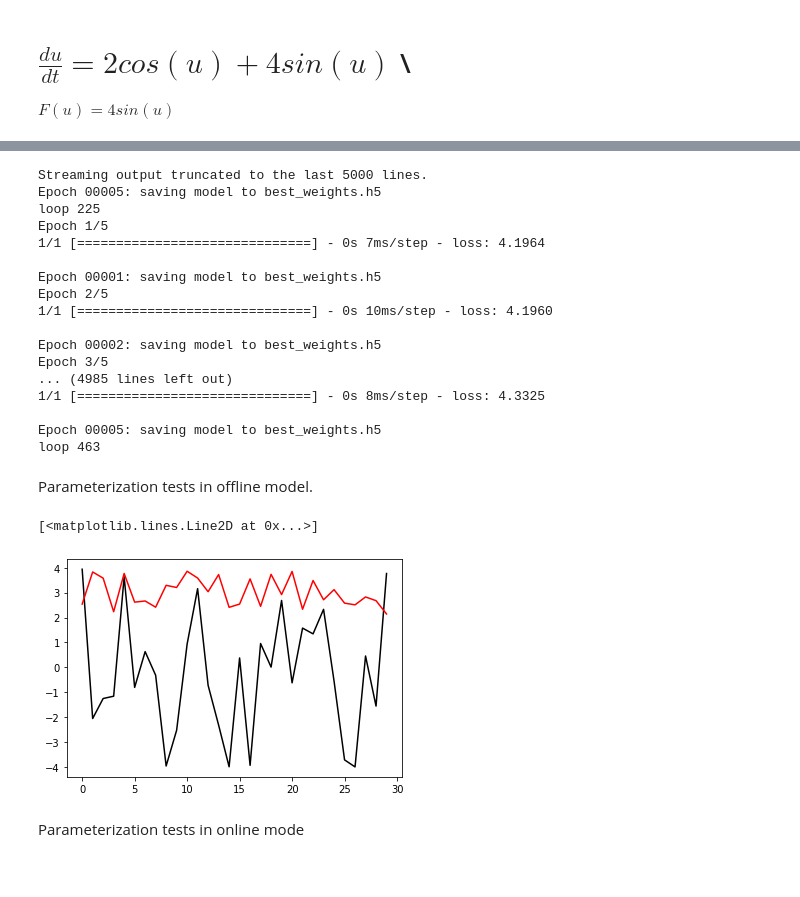
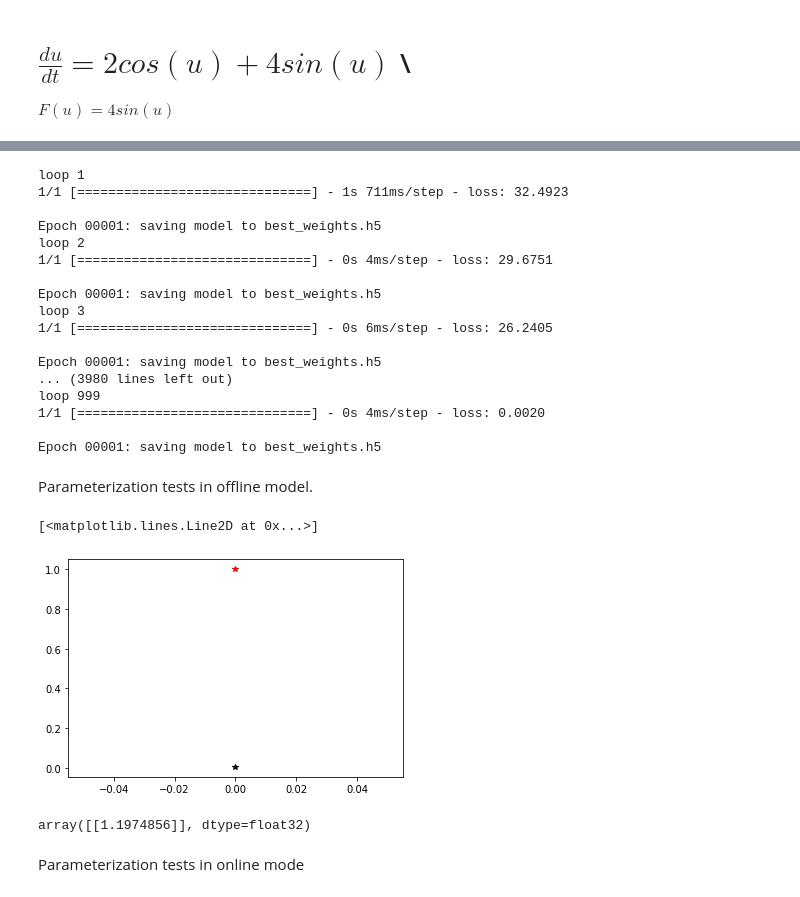
Before and after one commit to ashesh6810/gravity-waves-parametrization, a Jupyter notebook: solver_in_the_loop_training.ipynb, the cells around one changed output, grey strips where cells are left out. Cells and saved outputs as stored; diff of their text form; code cells hidden in the pictures.

```diff
--- a/solver_in_the_loop_training.ipynb
+++ b/solver_in_the_loop_training.ipynb
@@ -53,7 +70,7 @@ from keras.callbacks import History
 history = History()
 
 ###########
-trainN=900
+trainN=1000
 train_input = u[:,0:trainN]
 ##############
 def swish(x):
@@ -62,13 +79,16 @@ def swish(x):
 
 
 input_shape =np.size(u,0)
-hidden_size=30
-input_data = Input(shape=(30,))
-x = Dense(hidden_size, activation=swish)(input_data)
-x = Dense(hidden_size, activation=swish)(x)
-x = Dense(hidden_size, activation=swish)(x)
-x = Dense(hidden_size, activation=swish)(x)
-x = Dense(30, activation=None)(x)
+hidden_size=100
+input_data = Input(shape=(input_shape,))
+x = Dense(hidden_size, activation='relu')(input_data)
+x = Dense(hidden_size, activation='relu')(x)
+x = Dense(hidden_size, activation='relu')(x)
+x = Dense(hidden_size, activation='relu')(x)
+x = Dense(hidden_size, activation='relu')(x)
+x = Dense(hidden_size, activation='relu')(x)
+x = Dense(hidden_size, activation='relu')(x)
+x = Dense(input_shape, activation=None)(x)
 
 neural_net= Model (input_data,x)
 neural_net.compile(loss='mse',optimizer='adam')
@@ -100,42 +117,42 @@ time_step=int(1)
 for loop in range(1,trainN):
  print('loop', loop)
  if (loop==1):
-  flux = neural_net.predict(u[:,0].reshape([1,30]))
-  pred_nextime = diff_solver(u[:,0].reshape([30,1]),1,flux)
-  hist = neural_net.fit(pred_nextime.reshape([1,30]), u[:,loop].reshape([1,30]),
+  flux = neural_net.predict(((u[:,0]-mu)/sigma).reshape([1,input_shape]))
+  pred_nextime = diff_solver(u[:,0].reshape([input_shape,1]),1,flux*sigma+mu,loop)
+  hist = neural_net.fit((pred_nextime.reshape([1,input_shape])-mu)/sigma, (u[:,loop].reshape([1,input_shape])-mu)/sigma,
                        batch_size = 1,
              verbose=1,
-             epochs = 5,
+             epochs = 1,
              callbacks=[keras.callbacks.ModelCheckpoint('best_weights.h5',
                                                     verbose=1),history]
              )
 
  else:
   neural_net.load_weights('best_weights.h5')
-  flux = neural_net.predict(u[:,loop-1].reshape([1,30]))
-  pred_nextime = diff_solver(u[:,loop-1].reshape([30,1]),1,flux)
-  hist = neural_net.fit(pred_nextime.reshape([1,30]), u[:,loop].reshape([1,30]),
+  flux = neural_net.predict((((pred_nextime-mu))/sigma).reshape([1,input_shape]))
+  pred_nextime = diff_solver(pred_nextime.reshape([input_shape,1]),1,flux*mu+sigma,loop)
+  hist = neural_net.fit((pred_nextime.reshape([1,input_shape])-mu)/sigma, (u[:,loop].reshape([1,input_shape])-mu)/sigma,
                        batch_size = 1,
              verbose=1,
-             epochs = 5,
+             epochs = 1,
              callbacks=[keras.callbacks.ModelCheckpoint('best_weights.h5',
                                                     verbose=1),history]
              )
 # %% [output]
-Streaming output truncated to the last 5000 lines.
-Epoch 00005: saving model to best_weights.h5
-loop 225
-Epoch 1/5
-1/1 [==============================] - 0s 7ms/step - loss: 4.1964
+loop 1
+1/1 [==============================] - 1s 711ms/step - loss: 32.4923
 
 Epoch 00001: saving model to best_weights.h5
-Epoch 2/5
-1/1 [==============================] - 0s 10ms/step - loss: 4.1960
+loop 2
+1/1 [==============================] - 0s 4ms/step - loss: 29.6751
 
-Epoch 00002: saving model to best_weights.h5
-Epoch 3/5
-... (4985 lines left out)
-1/1 [==============================] - 0s 8ms/step - loss: 4.3325
+Epoch 00001: saving model to best_weights.h5
+loop 3
+1/1 [==============================] - 0s 6ms/step - loss: 26.2405
 
-Epoch 00005: saving model to best_weights.h5
-loop 463
+Epoch 00001: saving model to best_weights.h5
+... (3980 lines left out)
+loop 999
+1/1 [==============================] - 0s 4ms/step - loss: 0.0020
+
+Epoch 00001: saving model to best_weights.h5
@@ -144,14 +172,18 @@ Parameterization tests in offline model.
 # %%
 u_test = u[:,trainN:]
 neural_net.load_weights('best_weights.h5')
-flux_truth = 4*np.sin(u_test[:,10])
-flux_pred = neural_net.predict(u_test[:,10].reshape([1,30]))
+flux_truth = 3*np.exp(-u_test[:,100])
+flux_pred = neural_net.predict(((u_test[:,100]-mu)/sigma).reshape([1,input_shape]))
 
-plt.plot(flux_truth,'k')
-plt.plot(flux_pred[0,:],'r')
+plt.plot(flux_truth,'k*')
+plt.plot(flux_pred[0,:]*mu+sigma,'r*')
 # %% [output]
 [<matplotlib.lines.Line2D at 0x...>]
-[figure, old version]
+[figure, new version]
+# %%
+neural_net.predict(((u_test[:,100]-mu)/sigma).reshape([1,input_shape]))
+# %% [output]
+array([[1.1974856]], dtype=float32)
 # %% [markdown]
 Parameterization tests in online mode
 # %%
```
Also changed, not shown: parts of 9 cells of this notebook.
